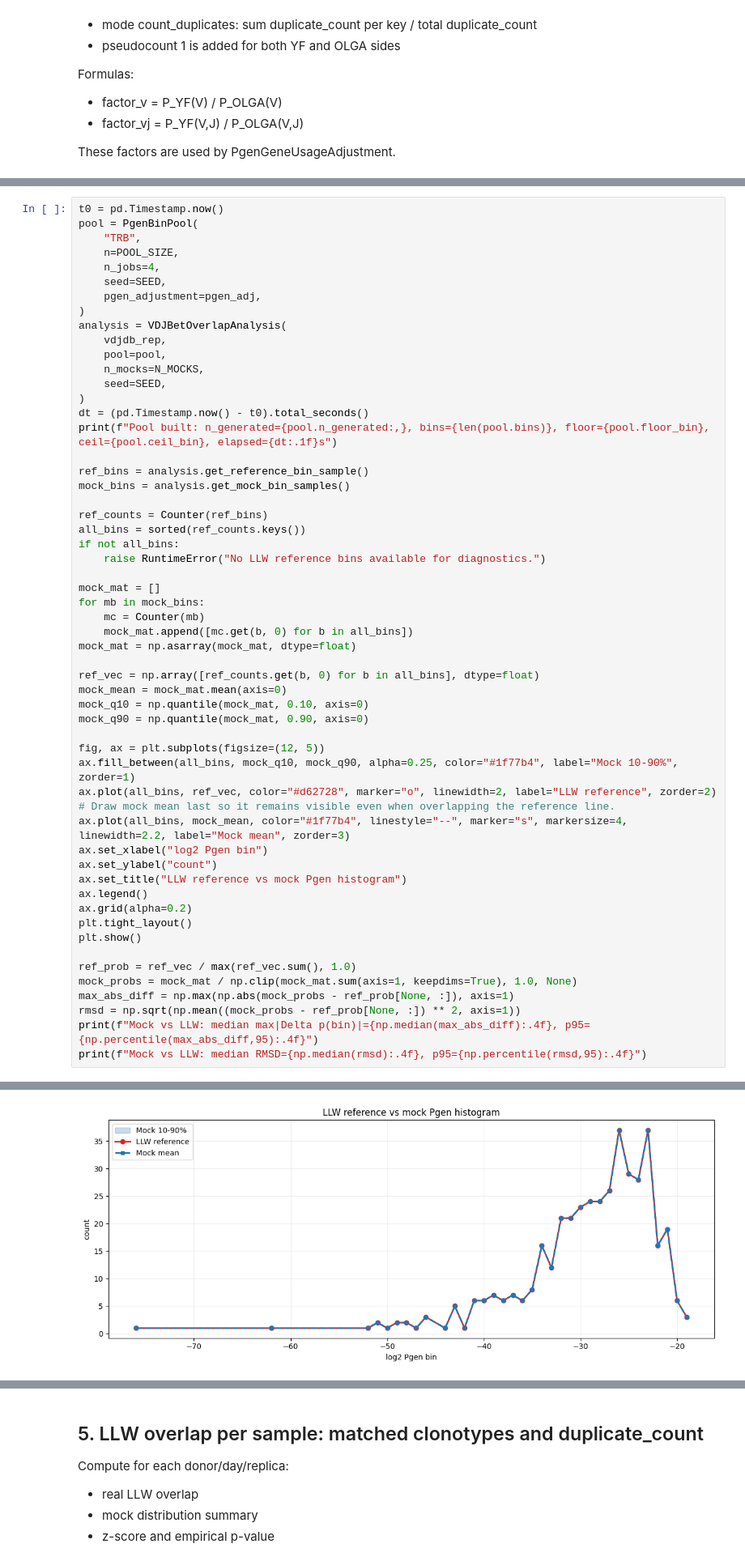
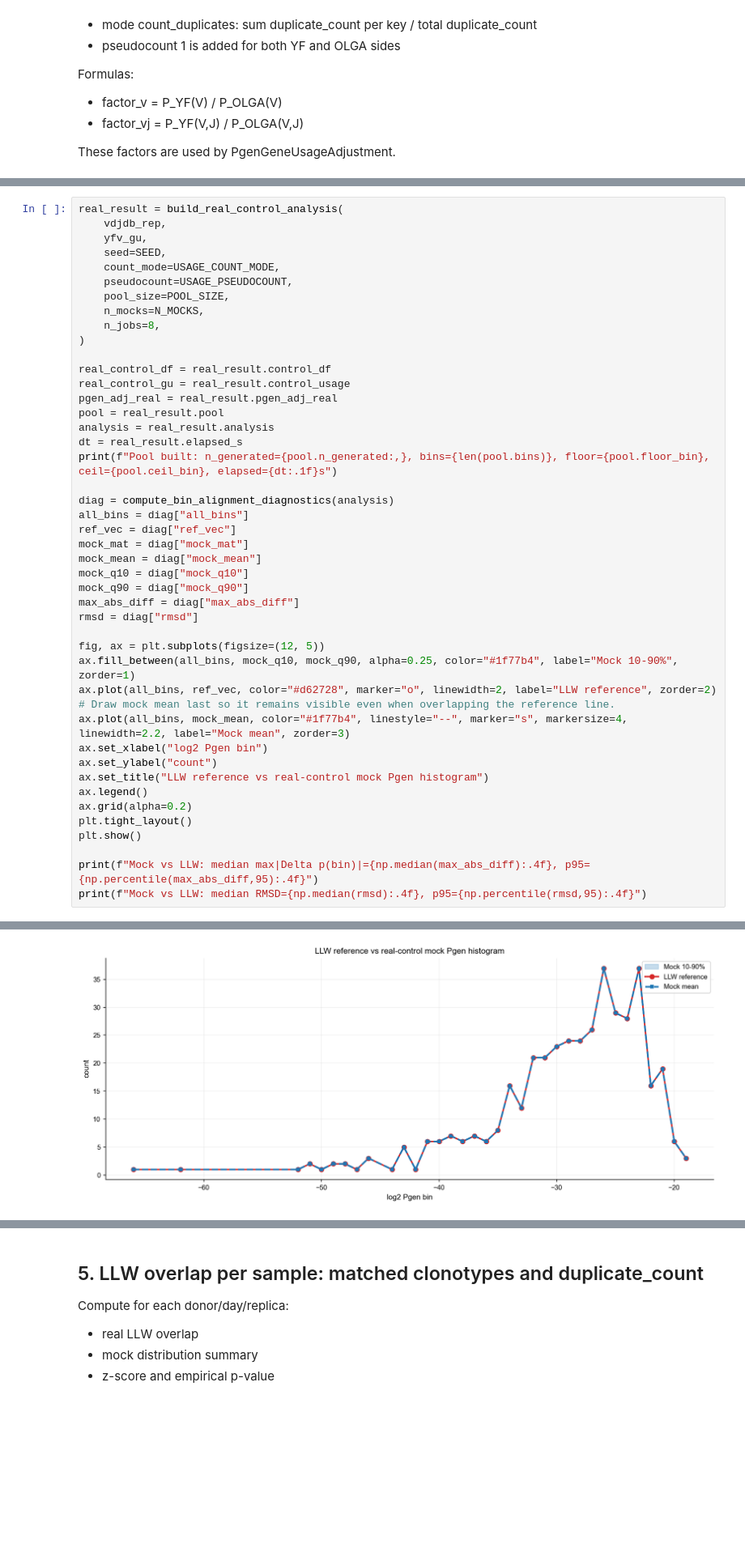
Before and after one commit to antigenomics/mirpy, a Jupyter notebook: docs/notebooks/vdjbet_yf.ipynb, the cells around one changed output, grey strips where cells are left out. Shown at 81% size. Drawn from its saved outputs; the diff is of its cells as text; blank space fills up the shorter version.

```diff
--- a/docs/notebooks/vdjbet_yf.ipynb
+++ b/docs/notebooks/vdjbet_yf.ipynb
@@ -283,39 +270,32 @@ Main driver is `POOL_SIZE` and OLGA calls; reduce `POOL_SIZE` for quicker explor
 # %%
-t0 = pd.Timestamp.now()
-pool = PgenBinPool(
-    "TRB",
-    n=POOL_SIZE,
-    n_jobs=4,
+real_result = build_real_control_analysis(
+    vdjdb_rep,
+    yfv_gu,
     seed=SEED,
-    pgen_adjustment=pgen_adj,
+    count_mode=USAGE_COUNT_MODE,
+    pseudocount=USAGE_PSEUDOCOUNT,
+    pool_size=POOL_SIZE,
+    n_mocks=N_MOCKS,
+    n_jobs=8,
 )
-analysis = VDJBetOverlapAnalysis(
-    vdjdb_rep,
-    pool=pool,
-    n_mocks=N_MOCKS,
-    seed=SEED,
-)
-dt = (pd.Timestamp.now() - t0).total_seconds()
+
+real_control_df = real_result.control_df
+real_control_gu = real_result.control_usage
+pgen_adj_real = real_result.pgen_adj_real
+pool = real_result.pool
+analysis = real_result.analysis
+dt = real_result.elapsed_s
 print(f"Pool built: n_generated={pool.n_generated:,}, bins={len(pool.bins)}, floor={pool.floor_bin}, ceil={pool.ceil_bin}, elapsed={dt:.1f}s")
 
-ref_bins = analysis.get_reference_bin_sample()
-mock_bins = analysis.get_mock_bin_samples()
-
-ref_counts = Counter(ref_bins)
-all_bins = sorted(ref_counts.keys())
-if not all_bins:
-    raise RuntimeError("No LLW reference bins available for diagnostics.")
-
-mock_mat = []
-for mb in mock_bins:
-    mc = Counter(mb)
-    mock_mat.append([mc.get(b, 0) for b in all_bins])
-mock_mat = np.asarray(mock_mat, dtype=float)
-
-ref_vec = np.array([ref_counts.get(b, 0) for b in all_bins], dtype=float)
-mock_mean = mock_mat.mean(axis=0)
-mock_q10 = np.quantile(mock_mat, 0.10, axis=0)
-mock_q90 = np.quantile(mock_mat, 0.90, axis=0)
+diag = compute_bin_alignment_diagnostics(analysis)
+all_bins = diag["all_bins"]
+ref_vec = diag["ref_vec"]
+mock_mat = diag["mock_mat"]
+mock_mean = diag["mock_mean"]
+mock_q10 = diag["mock_q10"]
+mock_q90 = diag["mock_q90"]
+max_abs_diff = diag["max_abs_diff"]
+rmsd = diag["rmsd"]
 
 fig, ax = plt.subplots(figsize=(12, 5))
 ax.fill_between(all_bins, mock_q10, mock_q90, alpha=0.25, color="#1f77b4", label="Mock 10-90%", zorder=1)
@@ -324,16 +304,12 @@ ax.plot(all_bins, ref_vec, color="#d62728", marker="o", linewidth=2, label="LLW
 ax.plot(all_bins, mock_mean, color="#1f77b4", linestyle="--", marker="s", markersize=4, linewidth=2.2, label="Mock mean", zorder=3)
 ax.set_xlabel("log2 Pgen bin")
 ax.set_ylabel("count")
-ax.set_title("LLW reference vs mock Pgen histogram")
+ax.set_title("LLW reference vs real-control mock Pgen histogram")
 ax.legend()
 ax.grid(alpha=0.2)
 plt.tight_layout()
 plt.show()
 
-ref_prob = ref_vec / max(ref_vec.sum(), 1.0)
-mock_probs = mock_mat / np.clip(mock_mat.sum(axis=1, keepdims=True), 1.0, None)
-max_abs_diff = np.max(np.abs(mock_probs - ref_prob[None, :]), axis=1)
-rmsd = np.sqrt(np.mean((mock_probs - ref_prob[None, :]) ** 2, axis=1))
 print(f"Mock vs LLW: median max|Delta p(bin)|={np.median(max_abs_diff):.4f}, p95={np.percentile(max_abs_diff,95):.4f}")
 print(f"Mock vs LLW: median RMSD={np.median(rmsd):.4f}, p95={np.percentile(rmsd,95):.4f}")
 # %% [output]
@@ -341,4 +317,4 @@ Pool built: n_generated=200,000, bins=62, floor=-79, ceil=-18, elapsed=0.5s
-[figure, old version]
+[figure, new version]
 Mock vs LLW: median max|Delta p(bin)|=0.0000, p95=0.0000
 Mock vs LLW: median RMSD=0.0000, p95=0.0000
 # %% [markdown]
```
Also changed, not shown: parts of 19 cells of this notebook, 26 other files.
